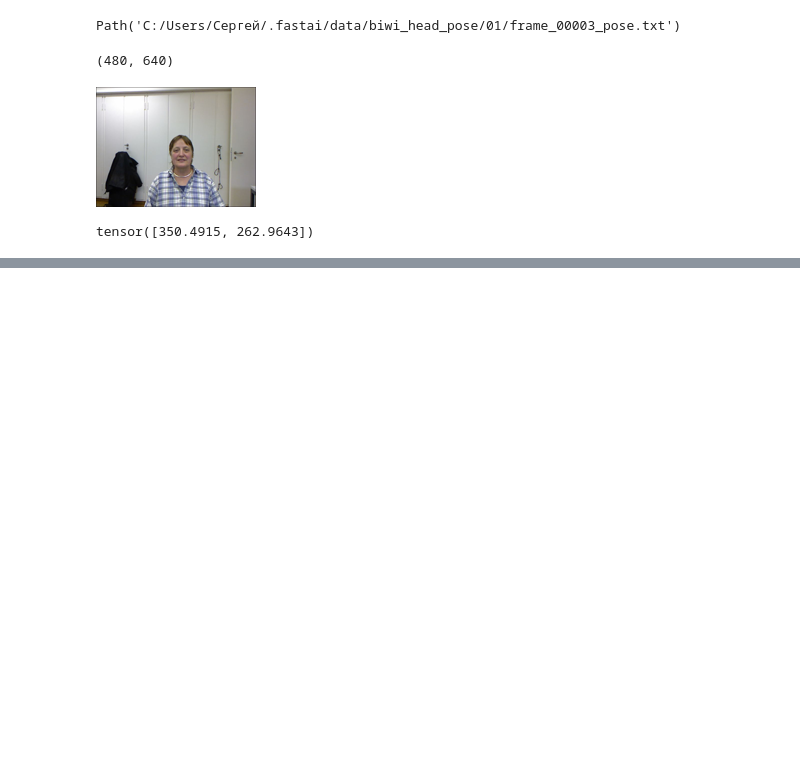
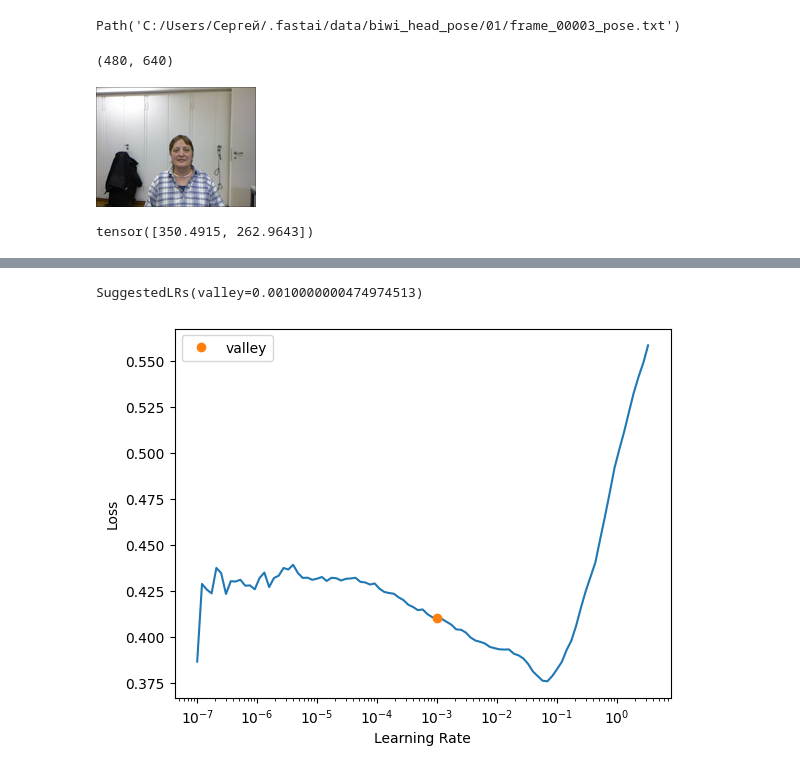
Before and after one commit to Sergo448/FastAI_PyTorch, a Jupyter notebook: notebooks/04_regression_01.ipynb, the cells around one changed output, grey strips where cells are left out. Cells and saved outputs as stored; diff of their text form; code cells hidden in the pictures; blank space fills up the shorter version.

```diff
--- a/notebooks/04_regression_01.ipynb
+++ b/notebooks/04_regression_01.ipynb
@@ -49,0 +71,2 @@ tensor([350.4915, 262.9643])
+# %%
+learn = vision_learner(dls, resnet18, y_range=(-1, 1))
@@ -49,0 +91,5 @@ tensor([350.4915, 262.9643])
+# %%
+# MSELoss - функция среднеквадратиченской ошибки
+
+learn.lr_find()
+# %% [output]
@@ -49,0 +97,2 @@ tensor([350.4915, 262.9643])
+SuggestedLRs(valley=0.0010000000474974513)
+[figure, added]
```
Also changed, not shown: parts of 12 cells of this notebook, 2 other files.
